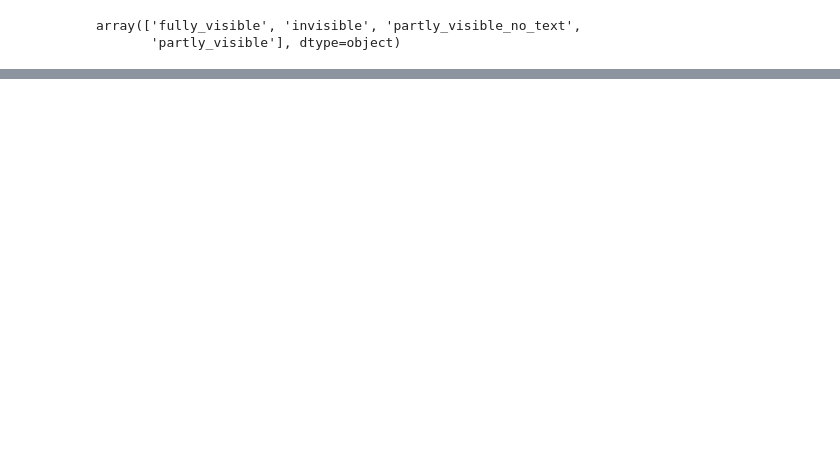
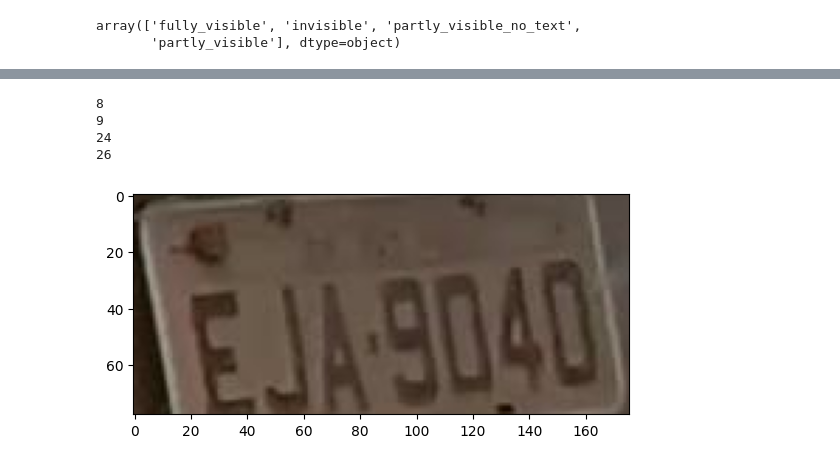
Before and after one commit to HerbertMariano/OCR_UFRRJ, a Jupyter notebook: Untitled-1.ipynb, the cells around one changed output, grey strips where cells are left out. Cells and saved outputs as stored; diff of their text form; code cells hidden in the pictures; blank space fills up the shorter version.

```diff
--- a/Untitled-1.ipynb
+++ b/Untitled-1.ipynb
@@ -39,3 +40,32 @@ placas
 def string_to_array(string):
     array = ast.literal_eval(string)
     return array
+# %%
+def string_to_array(coord_string):
+    coords = list(map(float, coord_string.strip('[]').split(', ')))
+    return np.array(coords).reshape((4, 2))
+def extract_plate_region(image, normalized_coords):
+    height, width, _ = image.shape
+    coords_pixel = (normalized_coords * np.array([width, height])).astype(int)
+    plate_image = image[coords_pixel[0][1]:coords_pixel[2][1], coords_pixel[0][0]:coords_pixel[2][0]]
+    return plate_image
+
+def transforms_pipeline(index):
+    imagem = cv2.imread('Brazil/'+placas.iloc[index]['file_name'])
+    coordenadas = string_to_array(placas.iloc[index]['license_plate.mask'])
+    plate_img = extract_plate_region(imagem, coordenadas)
+    return plate_img
+# %%
+for i in range(29):
+    try:
+        img = transforms_pipeline(i)
+        plt.imshow(img)
+    except:
+        print(i)
+        continue
+# %% [output]
+8
+9
+24
+26
+[figure, added]
```
Also changed, not shown: parts of 15 cells of this notebook.
